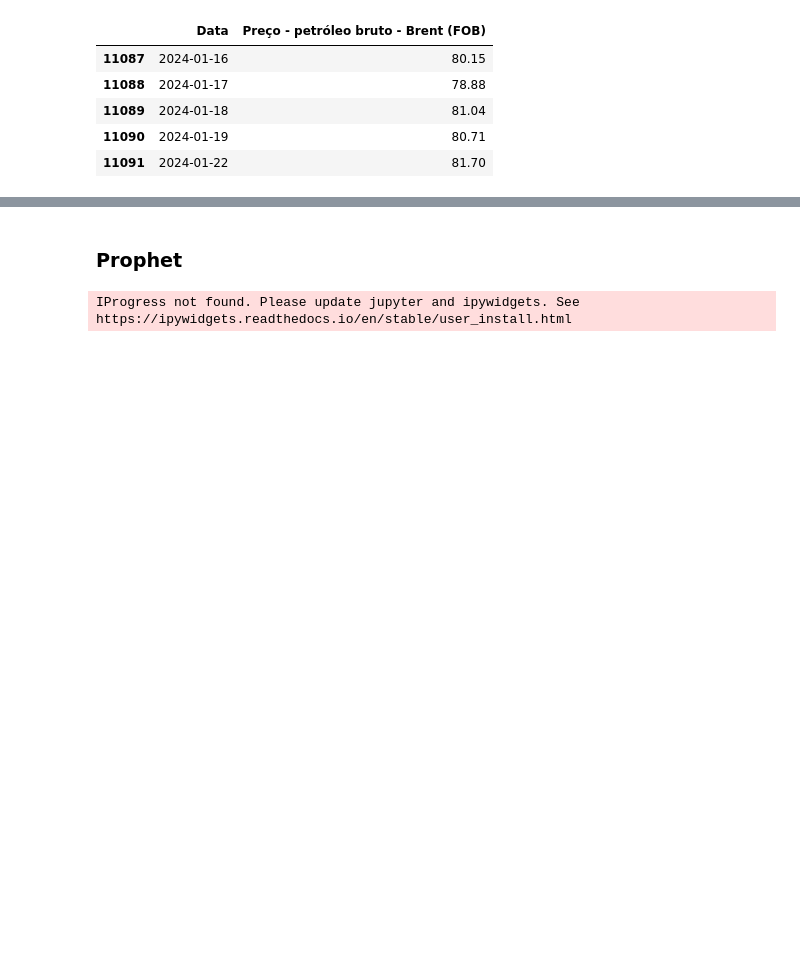
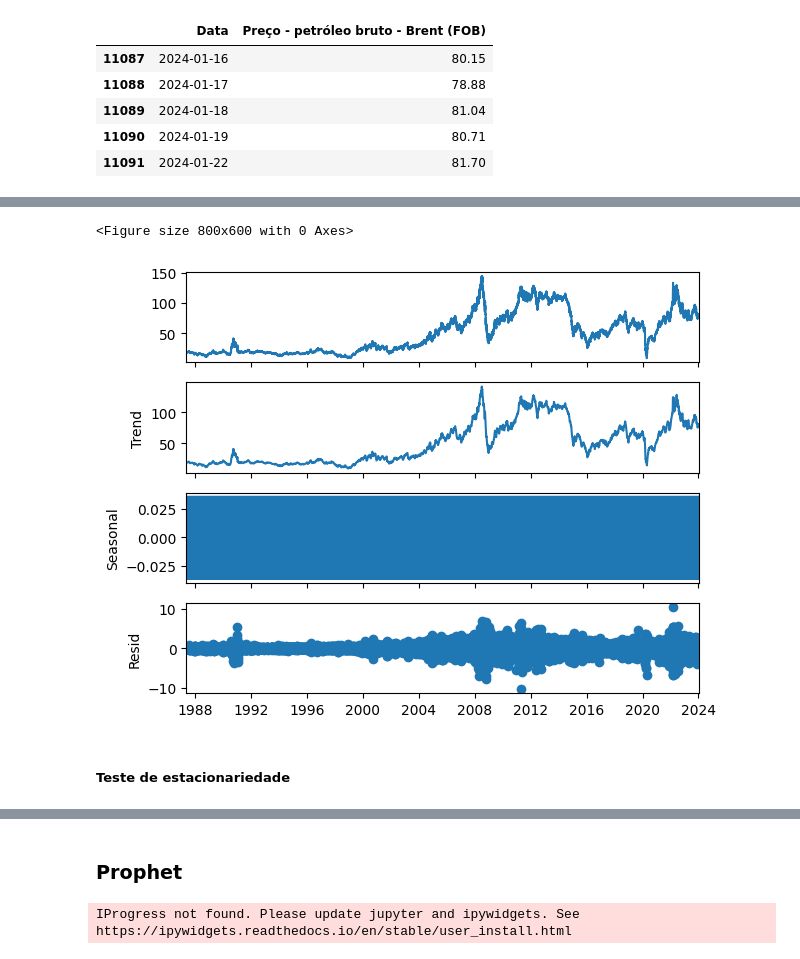
Before and after one commit to dlcerqueira/tech-challenge-g51-fase04, a Jupyter notebook: modelos.ipynb, the cells around one changed output, grey strips where cells are left out. Drawn from its saved outputs; the diff is of its cells as text; code cells hidden in the pictures; blank space fills up the shorter version.

```diff
--- a/modelos.ipynb
+++ b/modelos.ipynb
@@ -22,3 +36,5 @@ memory usage: 173.4+ KB
+# %%
+dados["Data"] = pd.to_datetime(dados["Data"], format="%Y-%m-%d")
 # %%
 dados.tail()
 # %% [output]
@@ -35,0 +72,3 @@ fig.show()
+# %%
+dados_resample = dados.set_index("Data").resample('1D').ffill()
+dados_resample
@@ -35,0 +90,10 @@ fig.show()
+# %%
+resultado = seasonal_decompose(dados_resample)
+
+fig = plt.figure(figsize=(8,6))
+fig = resultado.plot()
+# %% [output]
+<Figure size 800x600 with 0 Axes>
+[figure, added]
+# %% [markdown]
+##### Teste de estacionariedade
```
Also changed, not shown: parts of 37 cells of this notebook, 3 other files.
